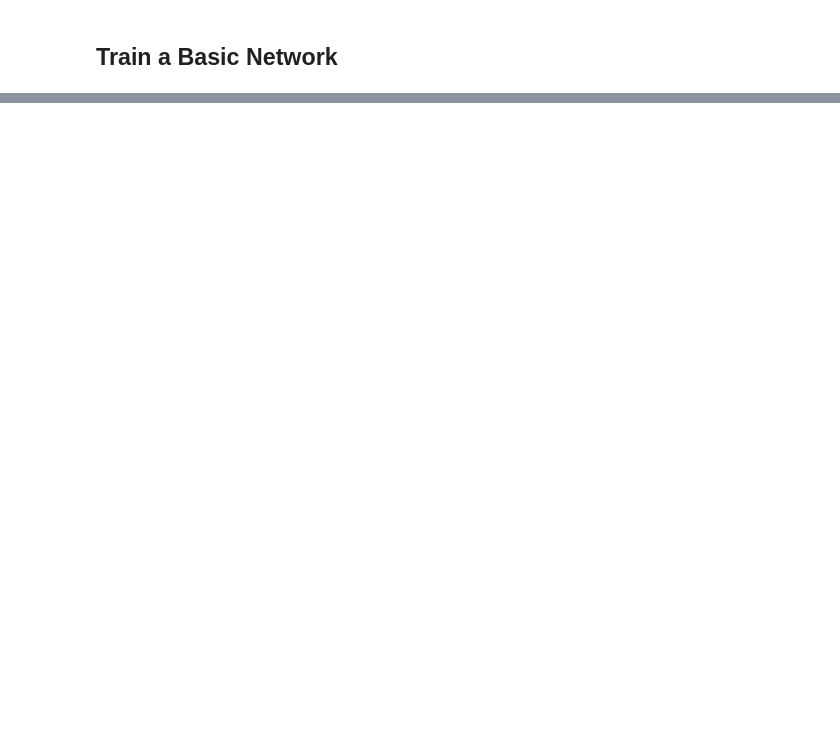
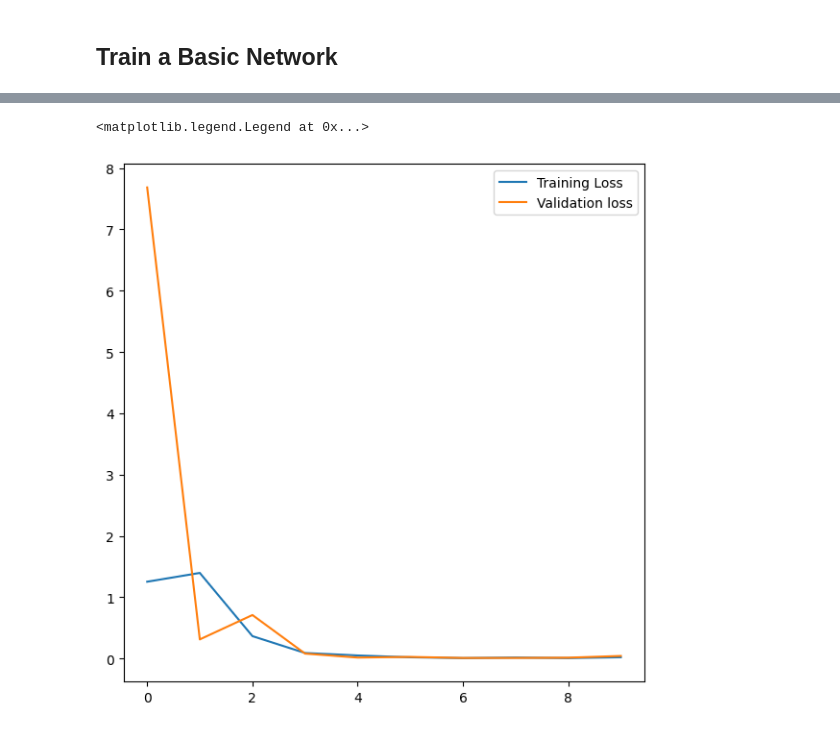
Before and after one commit to itsjustdannyb/rock-paper-scissors-classifier, a Jupyter notebook: rock_paper_scissors_classifier.ipynb, the cells around one changed output, grey strips where cells are left out. Drawn from its saved outputs; the diff is of its cells as text; code cells hidden in the pictures; blank space fills up the shorter version.

Commit message:
trained ffn

```diff
--- a/rock_paper_scissors_classifier.ipynb
+++ b/rock_paper_scissors_classifier.ipynb
@@ -63,10 +65,10 @@ fig = tfds.show_examples(ds=ds_train, ds_info=info)
 # %% [markdown]
 ## Data Prep
 # %%
-train_images = np.array([example['image'].numpy()[:,:,0] for example in ds_train])
+train_images = np.array([example['image'].numpy() for example in ds_train])
 train_labels = np.array([example['label'].numpy() for example in ds_train])
 
-test_images = np.array([example['image'].numpy()[:,:,0] for example in ds_test])
+test_images = np.array([example['image'].numpy() for example in ds_test])
 test_labels = np.array([example['label'].numpy() for example in ds_test])
 # %%
 print(train_images.shape)
@@ -119,21 +144,38 @@ array([[[[0.99607843],
 # %% [markdown]
 ## Train a Basic Network
 # %%
+# model = Sequential([
+#     Flatten(),
+#     Dense(units = 620, activation='relu'),
+#     Dense(units=256, activation='relu'),
+#     Dense(3, activation='softmax')
+# ])
+
+# opt = tf.keras.optimizers.Adam()
+# loss = tf.keras.losses.SparseCategoricalCrossentropy()
+# acc = tf.keras.metrics.Accuracy()
+
+# model.compile(
+#     optimizer=opt,
+#     loss=loss,
+#     metrics=[acc]
+# )
+
+
+
 model = Sequential([
-    Flatten(),
-    Dense(units = 620, input_shape=(300,300,1), activation='relu'),
+    Flatten(input_shape=(300, 300, 3)),
+    Dense(units = 620, activation='relu'),
     Dense(units=256, activation='relu'),
     Dense(3, activation='softmax')
 ])
 
 opt = tf.keras.optimizers.Adam()
-loss = tf.keras.losses.SparseCategoricalCrossentropy()
-acc = tf.keras.metrics.Accuracy()
+# loss = tf.keras.losses.SparseCategoricalCrossentropy(from_logits=True)
+acc = tf.keras.metrics.SparseCategoricalAccuracy()
 
 model.compile(
     optimizer=opt,
-    loss=loss,
+    loss='sparse_categorical_crossentropy',
     metrics=[acc]
 )
-
-model.fit(train_images, train_labels, epochs=6, batch_size=32, verbose = 0)
@@ -148,0 +182,2 @@ train_labels.shape
+# %%
+history = model.fit(train_images, train_labels, epochs=10, batch_size=32, verbose = 1, validation_split=0.2)
@@ -148,0 +225,3 @@ train_labels.shape
+# %%
+import pandas as pd
+history = pd.DataFrame(history.history)
@@ -148,0 +242,8 @@ train_labels.shape
+# %%
+plt.figure(figsize=(7,7))
+plt.plot(history['loss'], label='Training Loss')
+plt.plot(history['val_loss'], label='Validation loss')
+plt.legend()
+# %% [output]
+<matplotlib.legend.Legend at 0x...>
+[figure, added]
```
Also changed, not shown: parts of 19 cells of this notebook.
